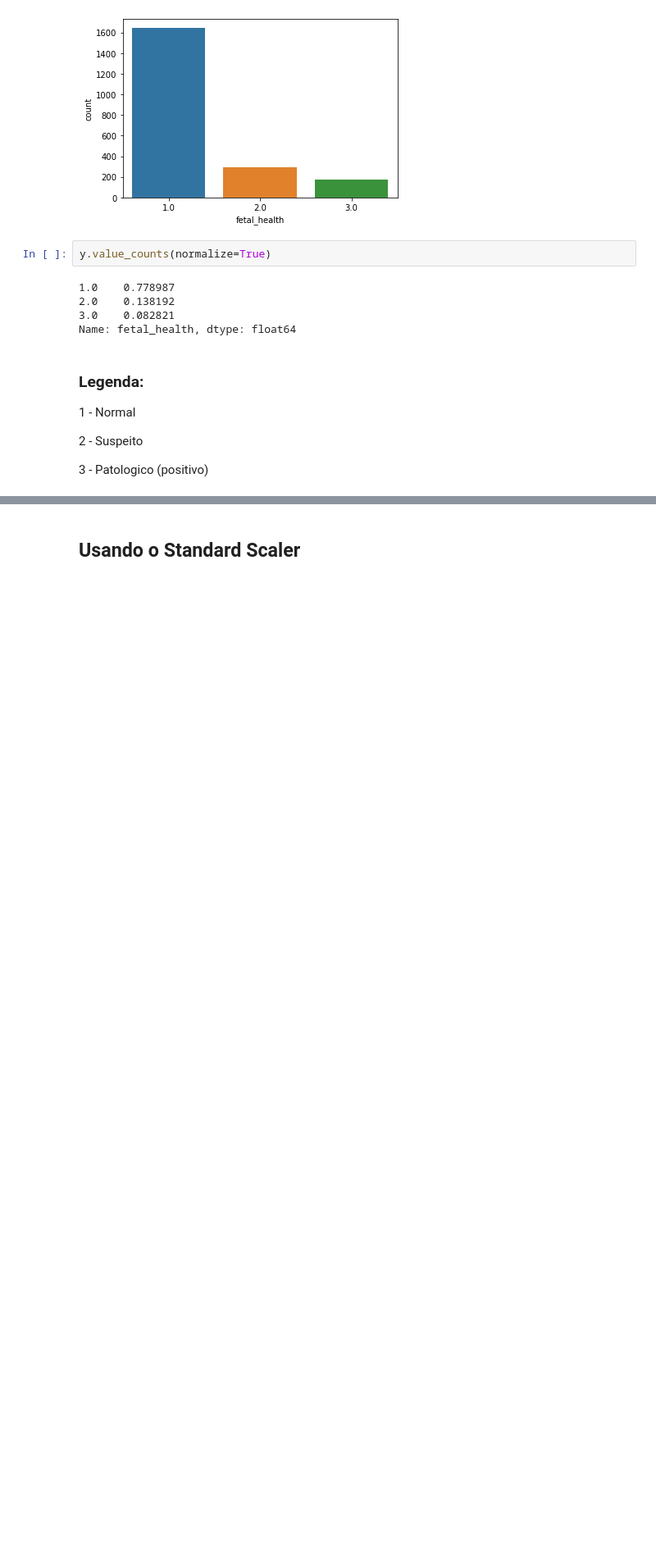
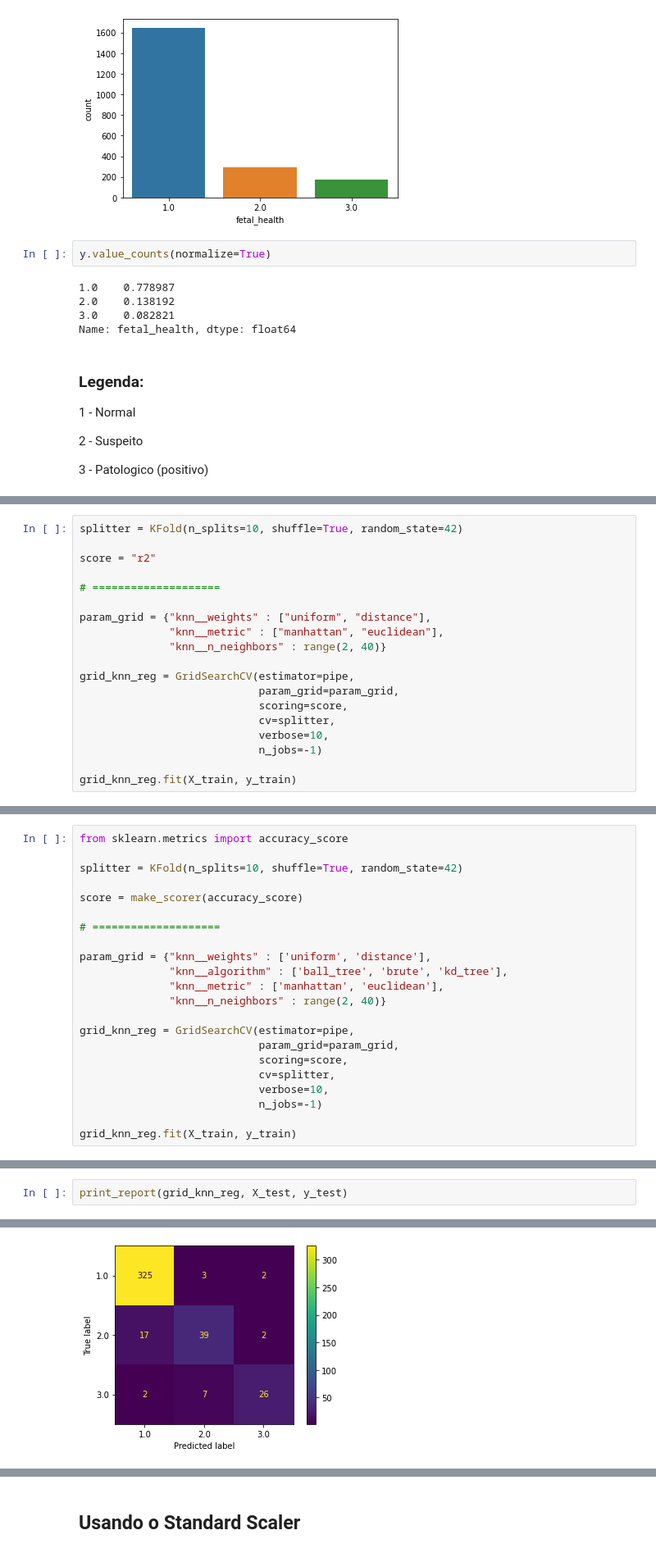
Before and after one commit to alvesgabriel/lets-code-analytics-modulo-4, a Jupyter notebook: algorithm_knn.ipynb, the cells around one changed output, grey strips where cells are left out. Shown: that part at 82% size. Cells and saved outputs as stored; diff of their text form; blank space fills up the shorter version.

```diff
--- a/algorithm_knn.ipynb
+++ b/algorithm_knn.ipynb
@@ -64,0 +166,19 @@ Observação importante: Os dados estão bem desbalanceados, mas tendo em vista
+# %%
+splitter = KFold(n_splits=10, shuffle=True, random_state=42)
+
+score = "r2"
+
+# ====================
+
+param_grid = {"knn__weights" : ["uniform", "distance"],
+              "knn__metric" : ["manhattan", "euclidean"],
+              "knn__n_neighbors" : range(2, 40)}
+
+grid_knn_reg = GridSearchCV(estimator=pipe,
+                            param_grid=param_grid,
+                            scoring=score,
+                            cv=splitter,
+                            verbose=10,
+                            n_jobs=-1)
+
+grid_knn_reg.fit(X_train, y_train)
@@ -64,0 +197,22 @@ Observação importante: Os dados estão bem desbalanceados, mas tendo em vista
+# %%
+from sklearn.metrics import accuracy_score
+
+splitter = KFold(n_splits=10, shuffle=True, random_state=42)
+
+score = make_scorer(accuracy_score)
+
+# ====================
+
+param_grid = {"knn__weights" : ['uniform', 'distance'],
+              "knn__algorithm" : ['ball_tree', 'brute', 'kd_tree'],
+              "knn__metric" : ['manhattan', 'euclidean'],
+              "knn__n_neighbors" : range(2, 40)}
+
+grid_knn_reg = GridSearchCV(estimator=pipe,
+                            param_grid=param_grid,
+                            scoring=score,
+                            cv=splitter,
+                            verbose=10,
+                            n_jobs=-1)
+
+grid_knn_reg.fit(X_train, y_train)
@@ -64,0 +237,3 @@ Observação importante: Os dados estão bem desbalanceados, mas tendo em vista
+# %%
+print_report(grid_knn_reg, X_test, y_test)
+# %% [output]
@@ -64,0 +249 @@ Observação importante: Os dados estão bem desbalanceados, mas tendo em vista
+[figure, added]
```
Also changed, not shown: parts of 34 cells of this notebook, 1 other file.
